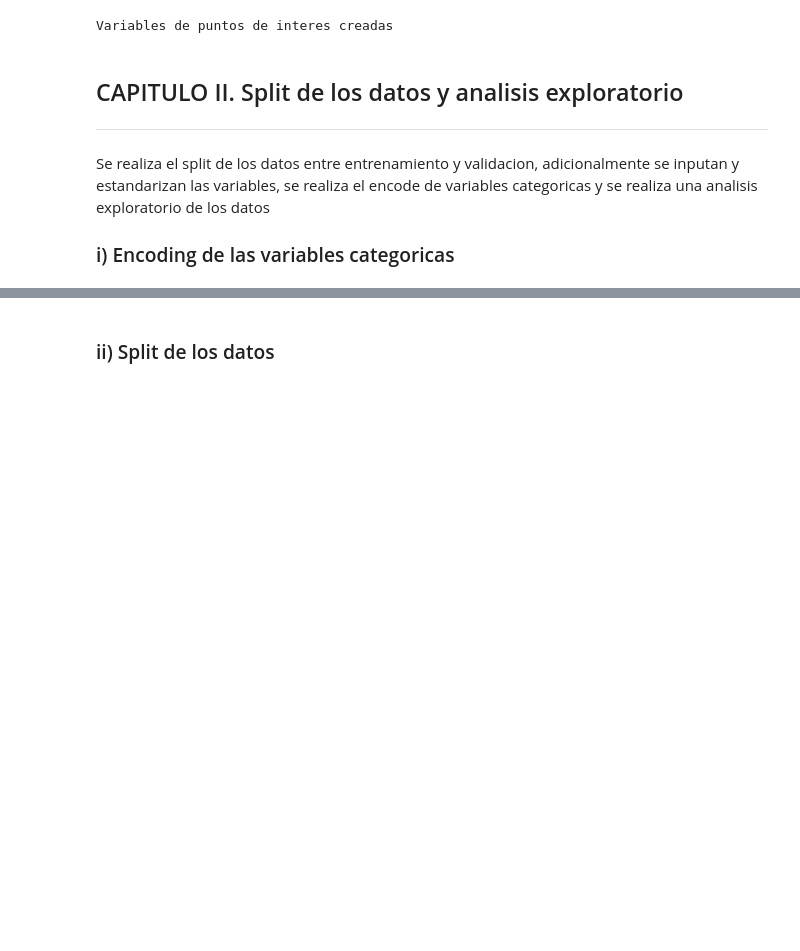
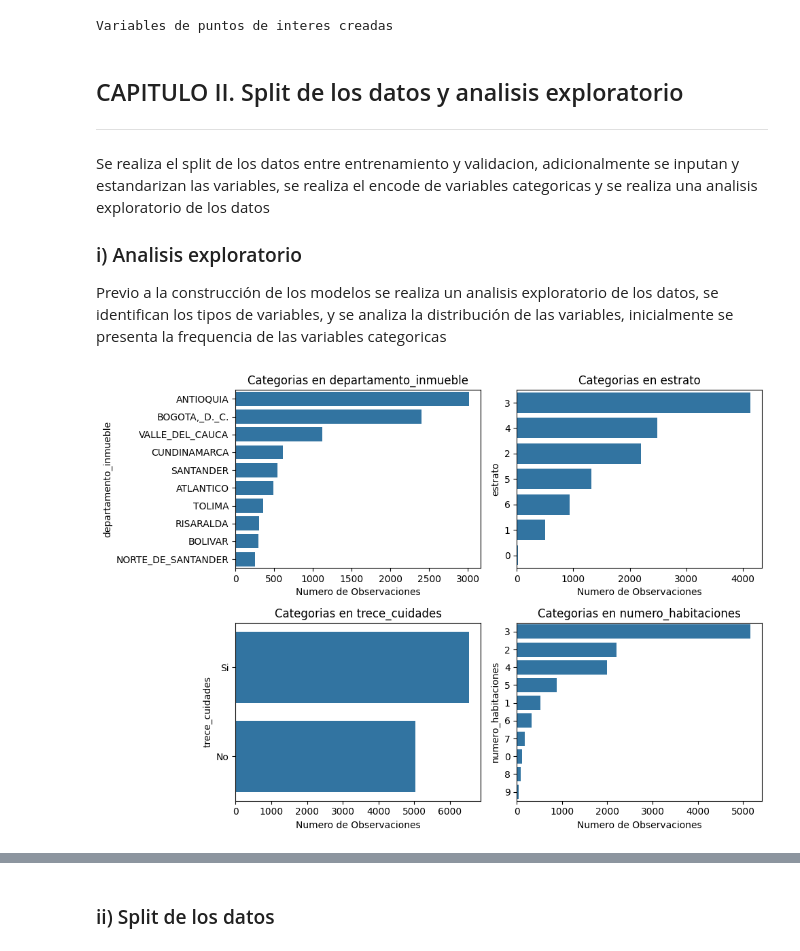
Before and after one commit to juancalderonde/forecast-home-prices, a Jupyter notebook: main.ipynb, the cells around one changed output, grey strips where cells are left out. Drawn from its saved outputs; the diff is of its cells as text; code cells hidden in the pictures; blank space fills up the shorter version.

```diff
--- a/main.ipynb
+++ b/main.ipynb
@@ -290,7 +300,7 @@ def calculaPuntosInteres(baseOrigen: pd.DataFrame, puntosInteres: pd.DataFrame,
         else:
             return 0
     baseCalculo["puntos_interes"] = baseCalculo.apply(lambda x: calculaPuntos(x), axis=1)
-
+    baseCalculo.drop(["Latitud", "Longitud"], axis=1, inplace=True)
     print("Variables de puntos de interes creadas")
     return baseCalculo
 baseAvaluos = calculaPuntosInteres(baseOrigen = baseAvaluos, puntosInteres = puntosInteres, rangoEspacial = UMBRAL_ESPACIAL)
@@ -302,4 +312,27 @@ _____
 
 Se realiza el split de los datos entre entrenamiento y validacion, adicionalmente se inputan y estandarizan las variables, se realiza el encode de variables categoricas y se realiza una analisis exploratorio de los datos
 
-### i) Encoding de las variables categoricas
+### i) Analisis exploratorio
+Previo a la construcción de los modelos se realiza un analisis exploratorio de los datos, se identifican los tipos de variables, y se analiza la distribución de las variables, inicialmente se presenta la frequencia de las variables categoricas
+# %%
+
+figura, eje = plt.subplots(2, 2, figsize=(10, 7))
+ejes = eje.ravel()
+
+columnasInteres = ["departamento_inmueble", "estrato", "trece_cuidades", "numero_habitaciones"]
+for i, var in enumerate(columnasInteres):
+    try:
+        conteo = baseAvaluos[var].astype(int).astype(str).value_counts().head(10)
+    except:
+        conteo = baseAvaluos[var].value_counts().head(10)
+
+    sns.barplot(x=conteo.values, y=conteo.index, ax=ejes[i])
+
+    ejes[i].set_title(f'Categorias en {var}')
+    ejes[i].set_xlabel('Numero de Observaciones')
+    ejes[i].set_ylabel(f'{var}')
+
+plt.tight_layout()
+plt.show()
+# %% [output]
+[figure, added]
```
Also changed, not shown: parts of 14 cells of this notebook.
